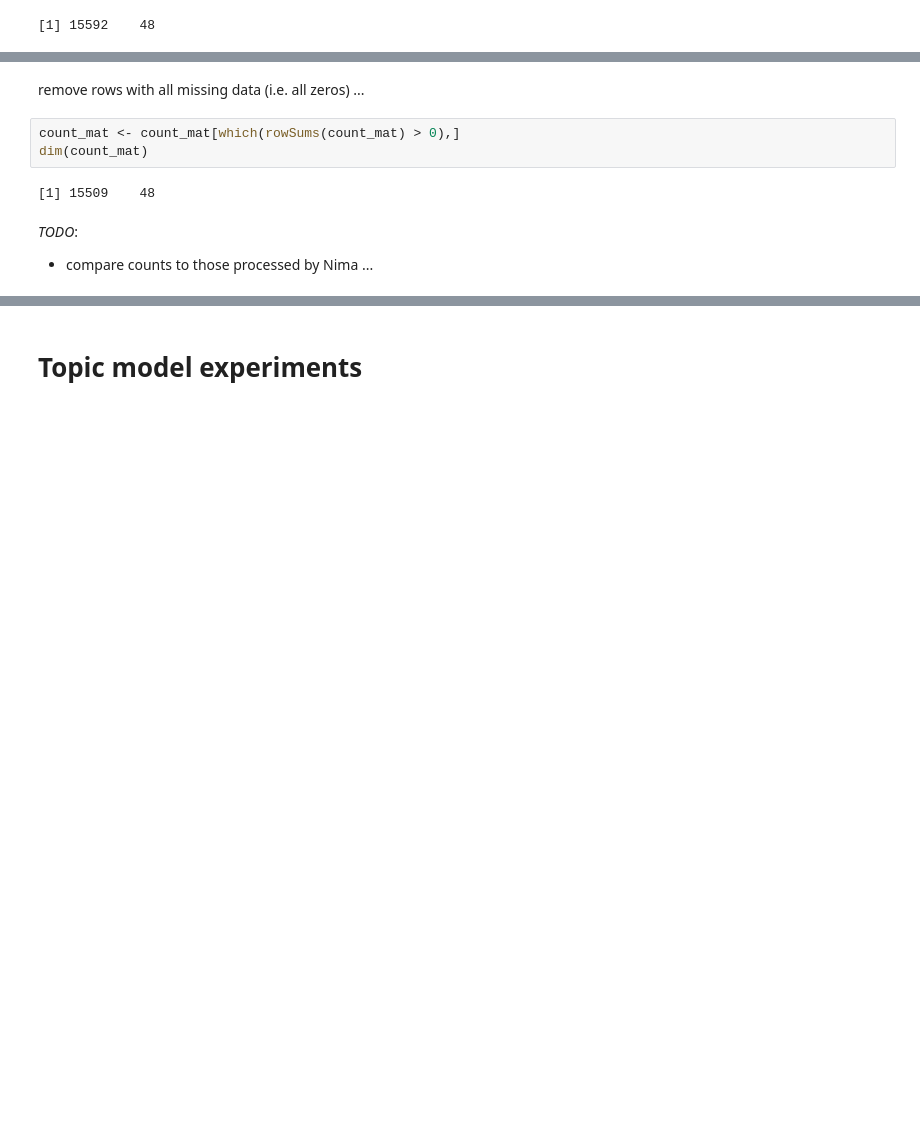
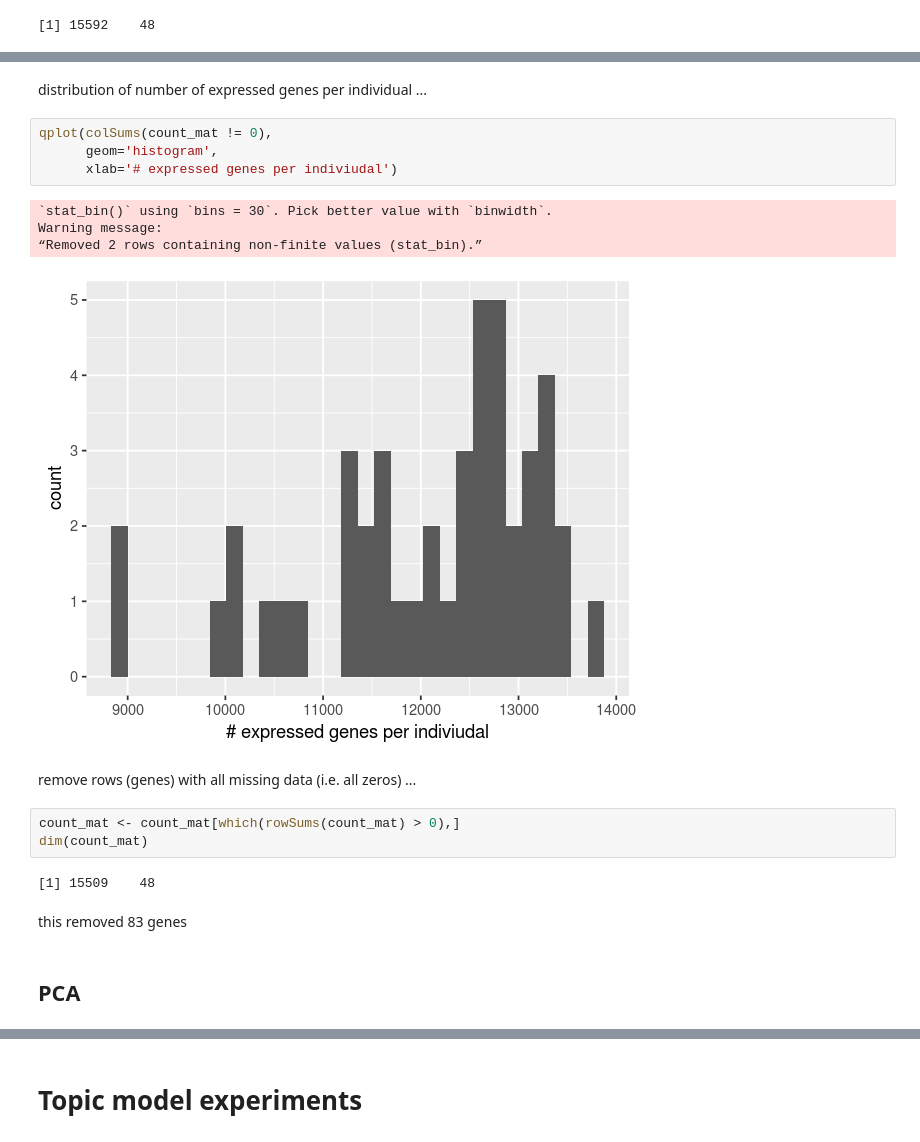
Before and after one commit to jhmarcus/cfna_mixture, a Jupyter notebook: notebooks/koh2014_eda.ipynb, the cells around one changed output, grey strips where cells are left out. Drawn from its saved outputs; the diff is of its cells as text; blank space fills up the shorter version.

```diff
--- a/notebooks/koh2014_eda.ipynb
+++ b/notebooks/koh2014_eda.ipynb
@@ -89,11 +142,22 @@ dim(count_mat)
+# %% [markdown]
+distribution of number of expressed genes per individual ...
+# %%
+qplot(colSums(count_mat != 0),
+      geom='histogram',
+      xlab='# expressed genes per indiviudal')
+# %% [output]
+`stat_bin()` using `bins = 30`. Pick better value with `binwidth`.
+Warning message:
+“Removed 2 rows containing non-finite values (stat_bin).”
+[figure, added]
 # %% [markdown]
-remove rows with all missing data (i.e. all zeros) ...
+remove rows (genes) with all missing data (i.e. all zeros) ...
 # %%
 count_mat <- count_mat[which(rowSums(count_mat) > 0),]
 dim(count_mat)
 # %% [output]
 [1] 15509    48
-# %% [markdown]
-*TODO*:
-
-* compare counts to those processed by Nima ...
+# %% [markdown]
+this removed 83 genes
+# %% [markdown]
+## PCA
```
Also changed, not shown: parts of 27 cells of this notebook.
